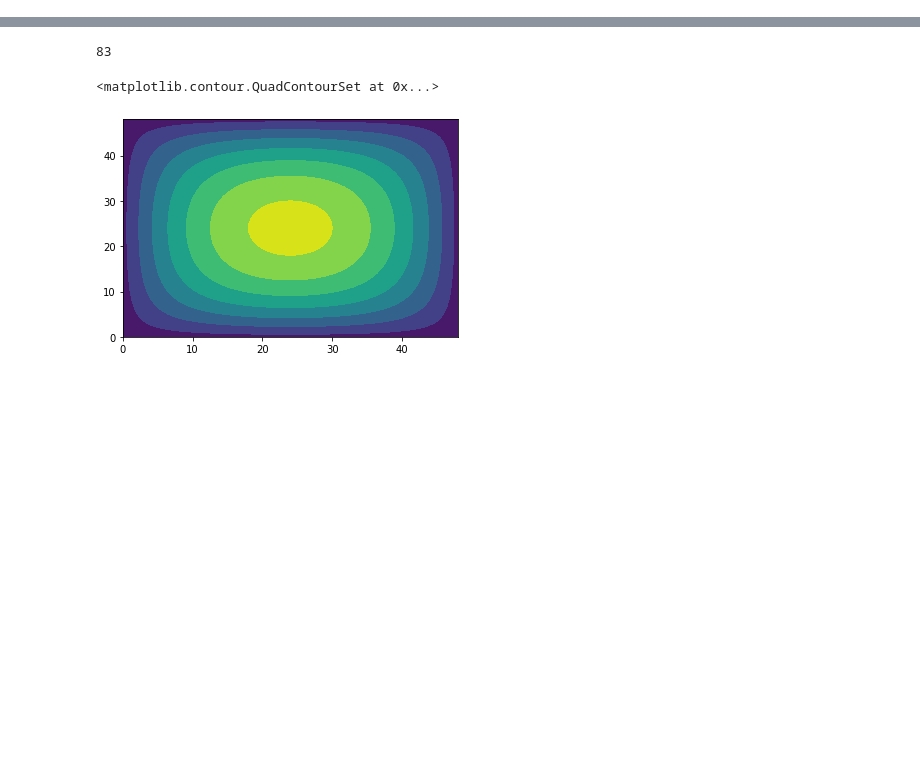
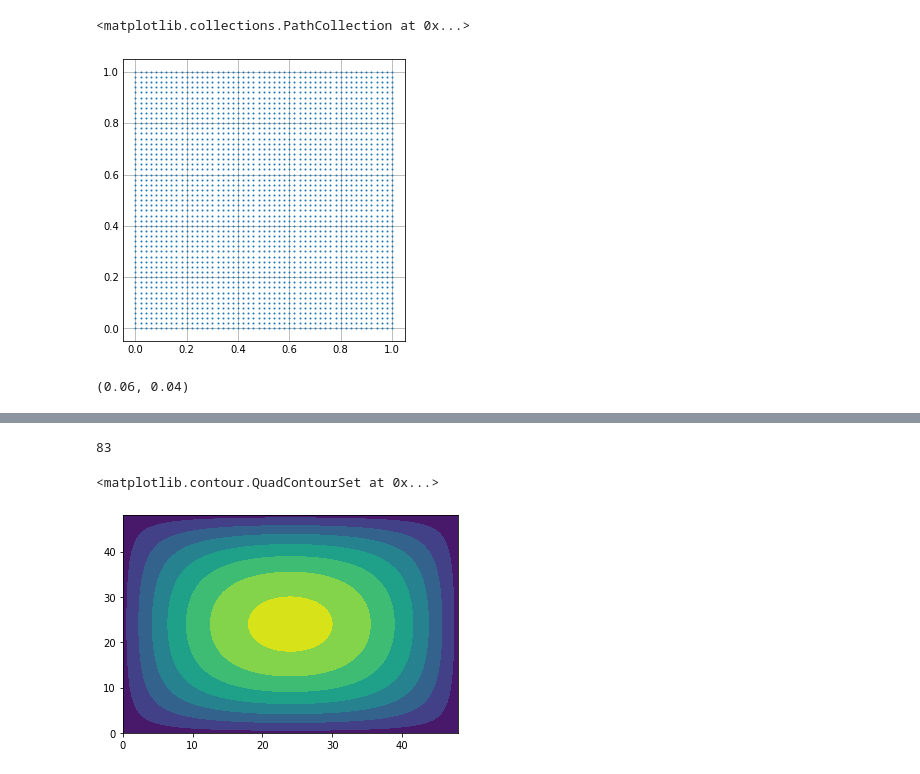
Before and after one commit to mazhengcn/scientific-computing-with-python, a Jupyter notebook: others/FDM.ipynb, the cells around one changed output, grey strips where cells are left out. Saved outputs shown, nothing was run; the diff lists cells and outputs as text; code cells hidden in the pictures; blank space fills up the shorter version.

```diff
--- a/others/FDM.ipynb
+++ b/others/FDM.ipynb
@@ -2,5 +2,6 @@
 %matplotlib inline
 
 import numpy as np
-import scipy
 import matplotlib.pyplot as plt
+
+plt.style.use('_mpl-gallery')
@@ -18,0 +48,9 @@ $$ n = 50 $$
+# %%
+n = 50
+
+h = 1 / n
+
+x = np.linspace(0, 1, n + 1)
+y = np.linspace(0, 1, n + 1)
+
+x, y, h
@@ -18,0 +69,15 @@ $$ n = 50 $$
+# %%
+X, Y = np.meshgrid(x, y, indexing="xy")
+
+fig, ax = plt.subplots(figsize=(4, 4))
+
+ax.scatter(X, Y, 1.0)
+
+# X.shape, Y.shape
+# %% [output]
+<matplotlib.collections.PathCollection at 0x...>
+[figure, added]
+# %%
+X[2, 3], Y[2, 3]
+# %% [output]
+(0.06, 0.04)
```
Also changed, not shown: parts of 33 cells of this notebook, 8 other files.
